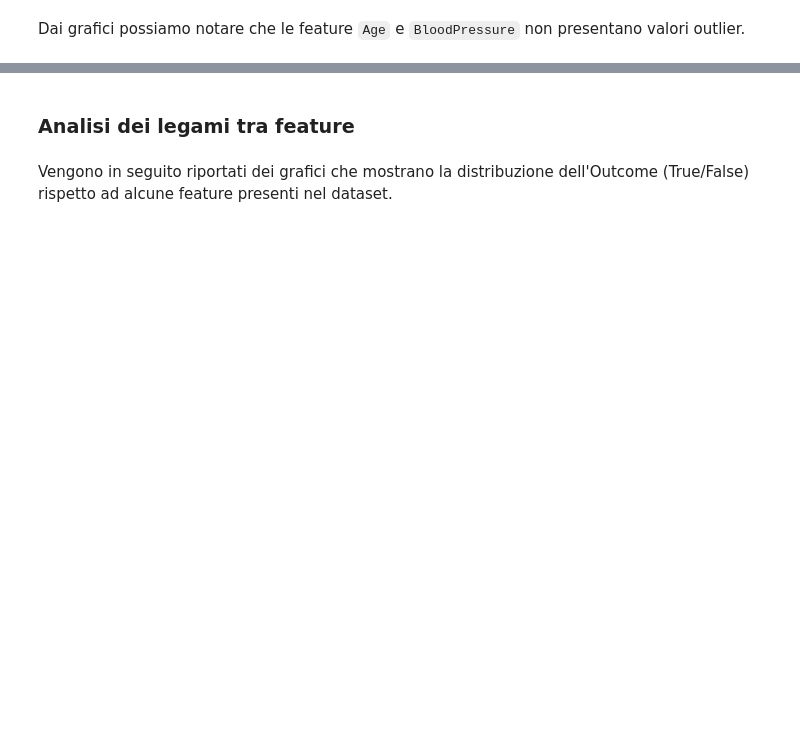
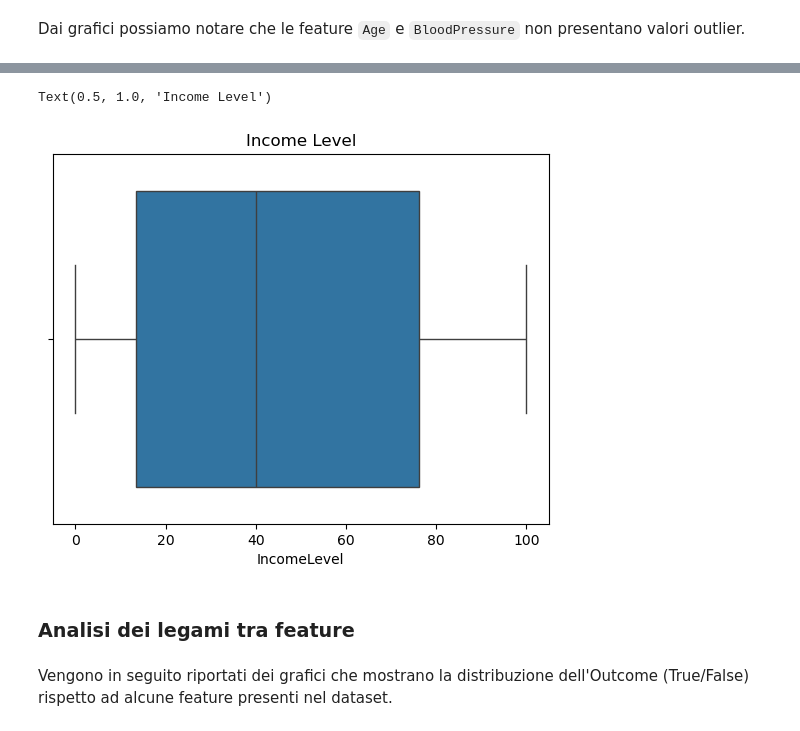
Before and after one commit to miriamsonaglia/Heart-Attack-Prediction-Model, a Jupyter notebook: DataIntensive.ipynb, the cells around one changed output, grey strips where cells are left out. Saved outputs shown, nothing was run; the diff lists cells and outputs as text; code cells hidden in the pictures; blank space fills up the shorter version.

```diff
--- a/DataIntensive.ipynb
+++ b/DataIntensive.ipynb
@@ -650,3 +626,10 @@ Dai grafici possiamo notare che le feature `Age` e `BloodPressure` non presentan
+# %%
+# RICONTROLLIAMO GLI OUTLIER YEEEEEEEEEEEE!!!!!!!!!
+sb.boxplot(x="IncomeLevel", data=dataset)
+plt.title("Income Level")
+# %% [output]
+Text(0.5, 1.0, 'Income Level')
+[figure, added]
 # %% [markdown]
 ### Analisi dei legami tra feature
 # %% [markdown]
```
Also changed, not shown: parts of 32 cells of this notebook.
